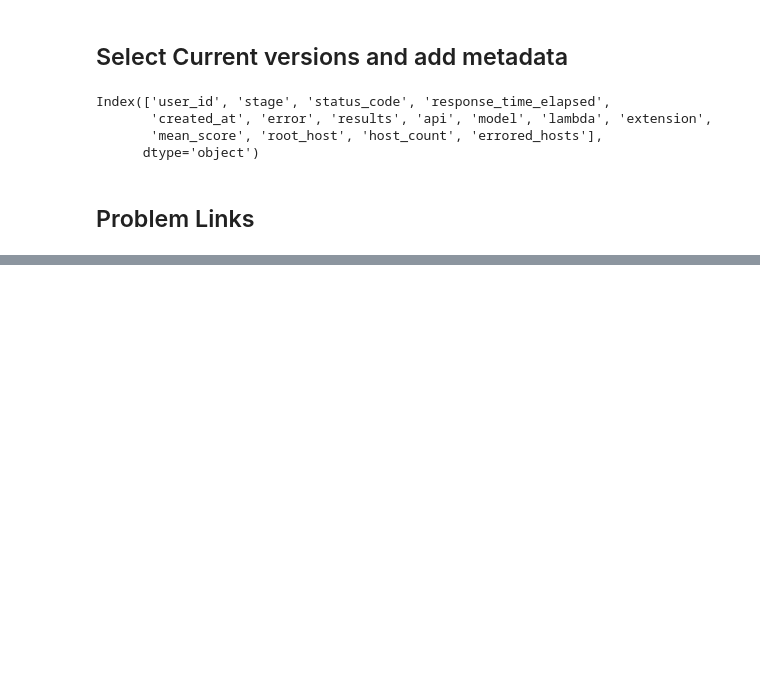
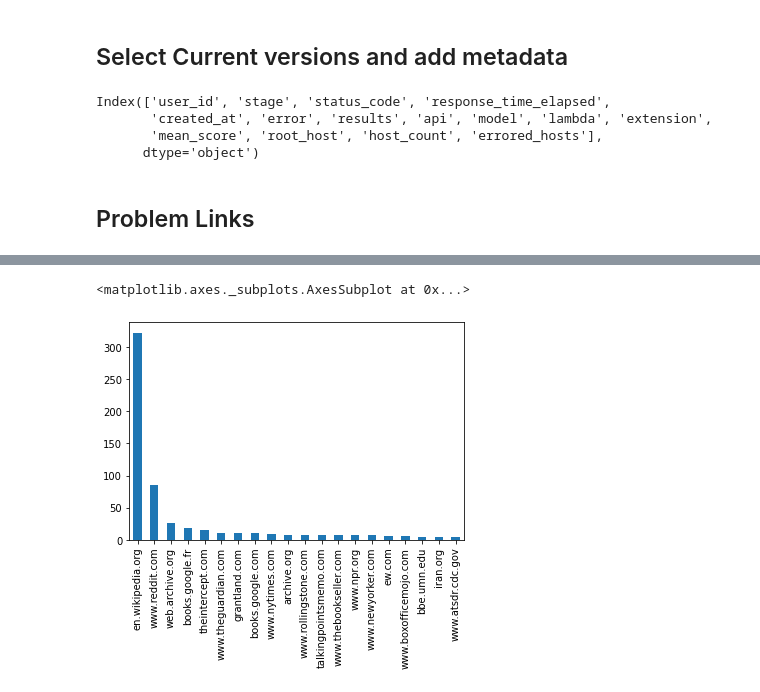
Before and after one commit to connorjoleary/DeepCite, a Jupyter notebook: backend/rds/quick_stats.ipynb, the cells around one changed output, grey strips where cells are left out. Cells and saved outputs as stored; diff of their text form; code cells hidden in the pictures; blank space fills up the shorter version.

```diff
--- a/backend/rds/quick_stats.ipynb
+++ b/backend/rds/quick_stats.ipynb
@@ -80,0 +81,5 @@ errored_hosts_totals.sort_values(ascending=False).plot.bar()
+# %%
+cur_df.host_count.apply(pd.Series).sum().sort_values(ascending=False)[:20].plot.bar()
+# %% [output]
+<matplotlib.axes._subplots.AxesSubplot at 0x...>
+[figure, added]
```
Also changed, not shown: parts of 1 cell of this notebook.
